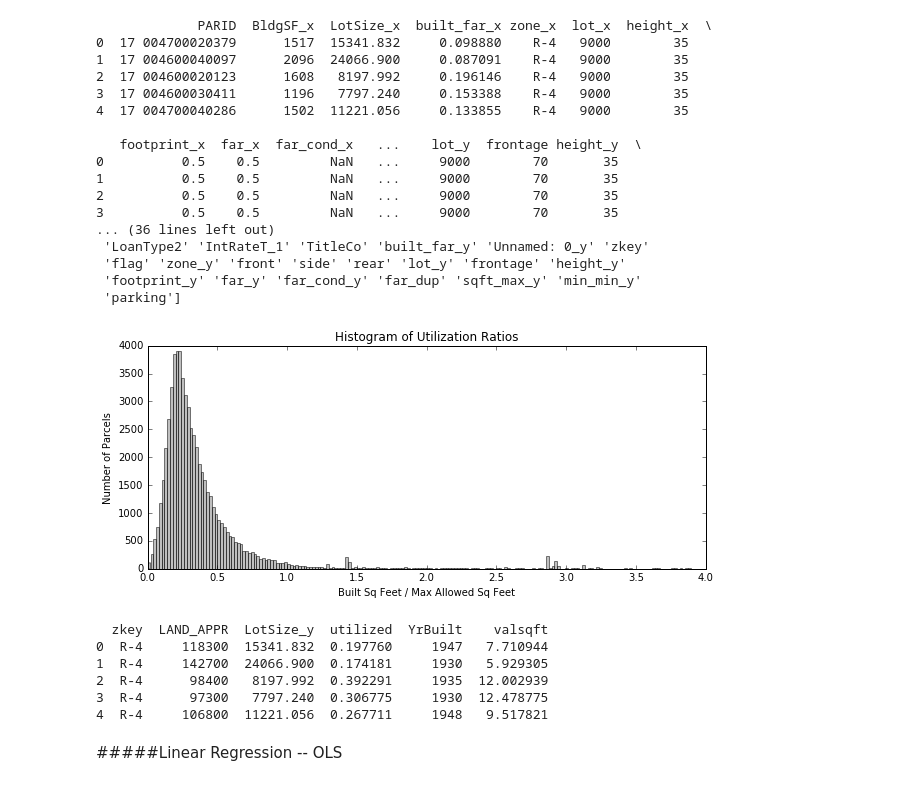
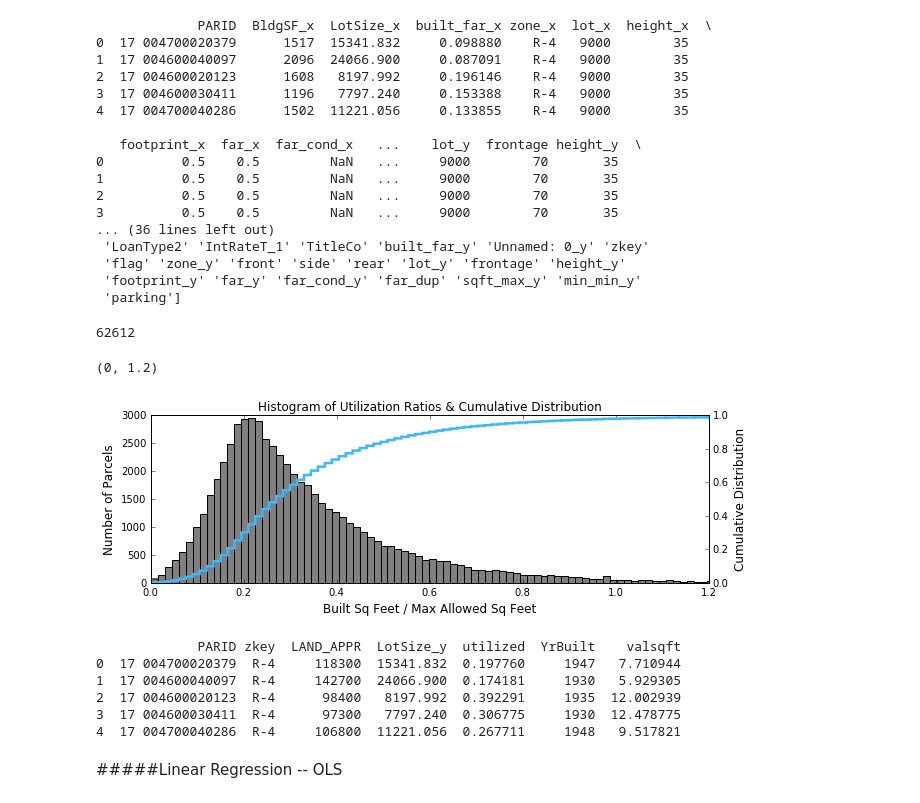
Before and after one commit to hannahbkates/Atlanta_FAR_Utilization, a Jupyter notebook: atl_far_utilization.ipynb, the cells around one changed output. Cells and saved outputs as stored; diff of their text form; code cells hidden in the pictures.

```diff
--- a/atl_far_utilization.ipynb
+++ b/atl_far_utilization.ipynb
@@ -467,27 +459,46 @@ print simp1.columns.values
  'flag' 'zone_y' 'front' 'side' 'rear' 'lot_y' 'frontage' 'height_y'
  'footprint_y' 'far_y' 'far_cond_y' 'far_dup' 'sqft_max_y' 'min_min_y'
  'parking']
-# %%
-fig2 = plt.figure(figsize=(10,4))
-ax2 = fig2.add_subplot(111)
-
-nbins = 200
-ax2.hist(simp1.utilized[simp1.utilized < 4].values, nbins, color='grey', alpha=.5)
-pl.title('Histogram of Utilization Ratios')
-pl.xlabel('Built Sq Feet / Max Allowed Sq Feet')
-pl.ylabel('Number of Parcels')
-plt.show()
-# %% [output]
-[figure, removed]
+# %%
+len(simp1)
+# %% [output]
+62612
+# %%
+fig, ax1 = pl.subplots()
+fig.set_figheight(3)
+fig.set_figwidth(10)
+
+nbins = 100
+
+ax1.hist(simp1.utilized[simp1.utilized < 1.5].values, nbins, color='grey')
+ax1.set_title('Histogram of Utilization Ratios & Cumulative Distribution')
+ax1.set_xlabel('Built Sq Feet / Max Allowed Sq Feet', fontsize = 12)
+ax1.set_ylabel('Number of Parcels', fontsize = 12)
+ax1.set_xlim(0,1.2)
+# plt.show()
+
+ax2 = ax1.twinx()
+
+ax2.hist(simp1.utilized[simp1.utilized < 1.5].values, nbins, color='#3BB9FF', normed=1, cumulative=True,
+         histtype='step', lw=2.5)
+# ax2.title('Histogram of Utilization Ratios')
+# ax2.xlabel('Built Sq Feet / Max Allowed Sq Feet')
+ax2.set_ylabel('Cumulative Distribution', fontsize = 12)
+ax2.set_ylim(0,1)
+ax2.set_xlim(0,1.2)
+# plt.show()
+# %% [output]
+(0, 1.2)
+[figure, added]
 # %%
-plot1 = pd.concat([simp1.zkey, simp1.LAND_APPR, simp1.LotSize_y, simp1.utilized, simp1.YrBuilt], axis=1)
+plot1 = pd.concat([simp1.PARID, simp1.zkey, simp1.LAND_APPR, simp1.LotSize_y, simp1.utilized, simp1.YrBuilt], axis=1)
 plot1['valsqft'] = plot1.LAND_APPR/plot1.LotSize_y
 
 print plot1.head()
 # %% [output]
-  zkey  LAND_APPR  LotSize_y  utilized  YrBuilt    valsqft
-0  R-4     118300  15341.832  0.197760     1947   7.710944
-1  R-4     142700  24066.900  0.174181     1930   5.929305
-2  R-4      98400   8197.992  0.392291     1935  12.002939
-3  R-4      97300   7797.240  0.306775     1930  12.478775
-4  R-4     106800  11221.056  0.267711     1948   9.517821
+             PARID zkey  LAND_APPR  LotSize_y  utilized  YrBuilt    valsqft
+0  17 004700020379  R-4     118300  15341.832  0.197760     1947   7.710944
+1  17 004600040097  R-4     142700  24066.900  0.174181     1930   5.929305
+2  17 004600020123  R-4      98400   8197.992  0.392291     1935  12.002939
+3  17 004600030411  R-4      97300   7797.240  0.306775     1930  12.478775
+4  17 004700040286  R-4     106800  11221.056  0.267711     1948   9.517821
```
Also changed, not shown: parts of 24 cells of this notebook.
